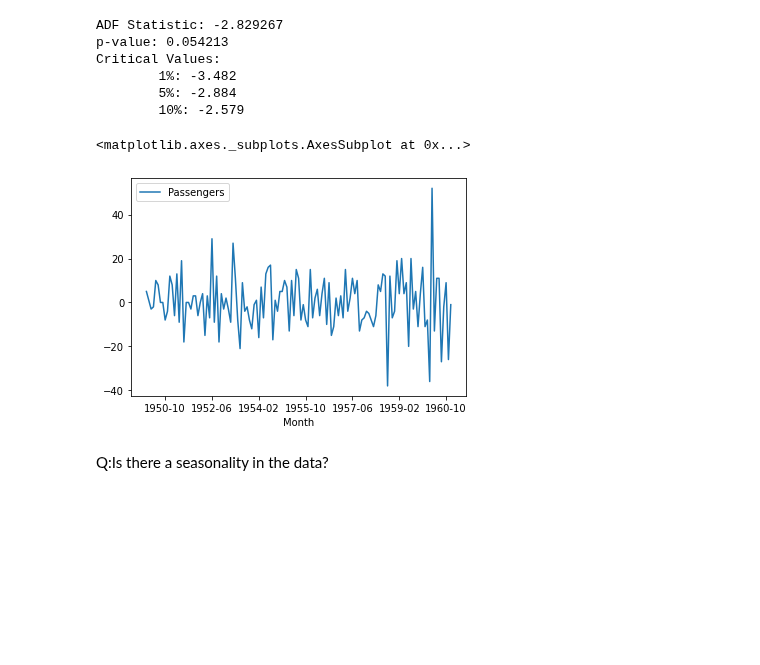
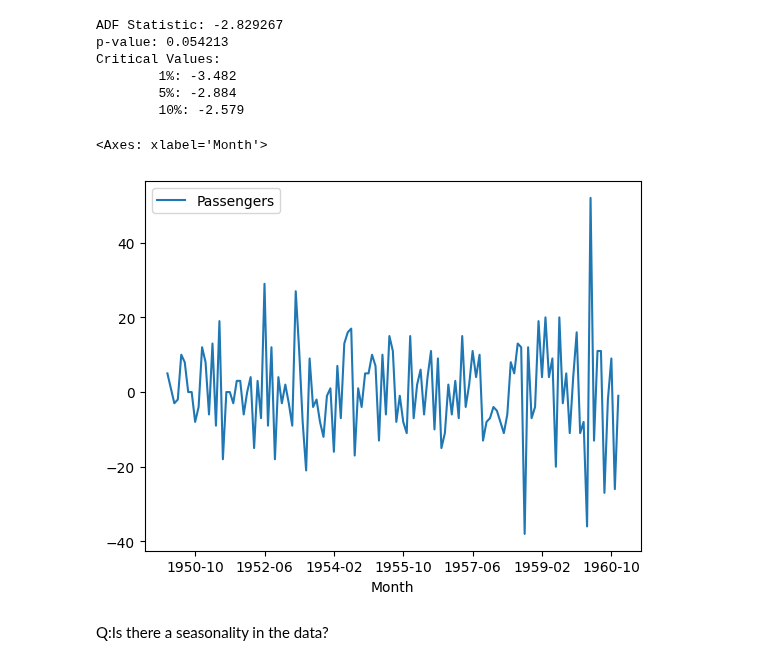
Before and after one commit to ogut77/DataScience, a Jupyter notebook: SARIMA.ipynb, the cells around one changed output. Cells and saved outputs as stored; diff of their text form; code cells hidden in the pictures; blank space fills up the shorter version.

```diff
--- a/SARIMA.ipynb
+++ b/SARIMA.ipynb
@@ -55,11 +55,11 @@ Critical Values:
         5%: -2.884
         10%: -2.579
 # %%
-dap = dap - dap.shift(12)
-dap.plot()
+dapS = dap - dap.shift(12)
+dapS.plot()
 # %% [output]
-<matplotlib.axes._subplots.AxesSubplot at 0x...>
+<Axes: xlabel='Month'>
-[figure, old version]
+[figure, new version]
 # %% [markdown]
 Q:Is there a seasonality in the data?
 # %%
```
Also changed, not shown: parts of 25 cells of this notebook.
